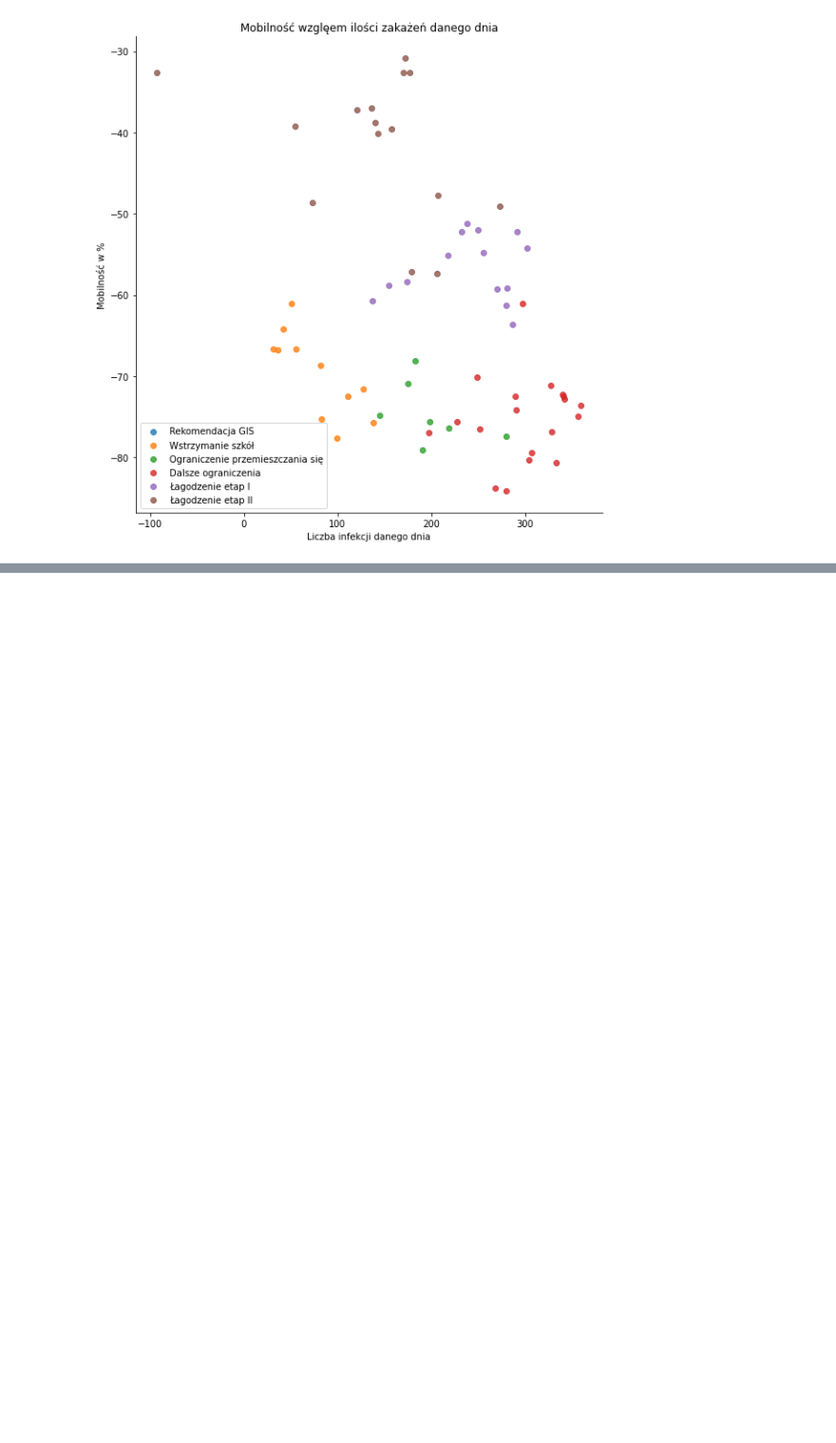
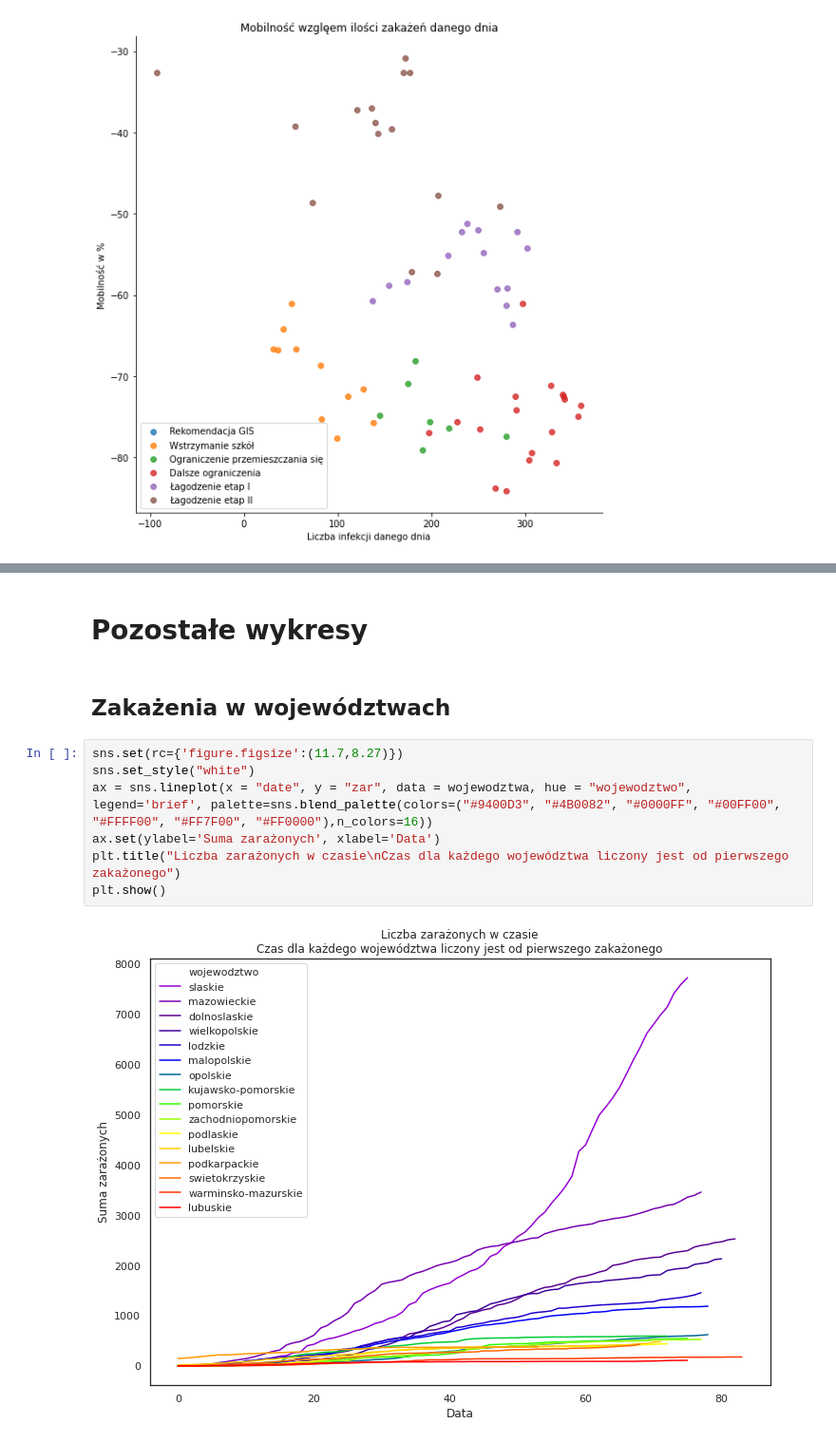
Before and after one commit to knmlprz/corona-analysis-1, a Jupyter notebook: notebooks/Analiza.ipynb, the cells around one changed output, grey strips where cells are left out. Shown at 95% size. Saved outputs shown, nothing was run; the diff lists cells and outputs as text; blank space fills up the shorter version.

```diff
--- a/notebooks/Analiza.ipynb
+++ b/notebooks/Analiza.ipynb
@@ -153,0 +196,13 @@ plt.show()
+# %% [markdown]
+# Pozostałe wykresy
+# %% [markdown]
+## Zakażenia w województwach
+# %%
+sns.set(rc={'figure.figsize':(11.7,8.27)})
+sns.set_style("white")
+ax = sns.lineplot(x = "date", y = "zar", data = wojewodztwa, hue = "wojewodztwo", legend='brief', palette=sns.blend_palette(colors=("#9400D3", "#4B0082", "#0000FF", "#00FF00", "#FFFF00", "#FF7F00", "#FF0000"),n_colors=16))
+ax.set(ylabel='Suma zarażonych', xlabel='Data')
+plt.title("Liczba zarażonych w czasie\nCzas dla każdego województwa liczony jest od pierwszego zakażonego")
+plt.show()
+# %% [output]
+[figure, added]
```
Also changed, not shown: parts of 11 cells of this notebook.
